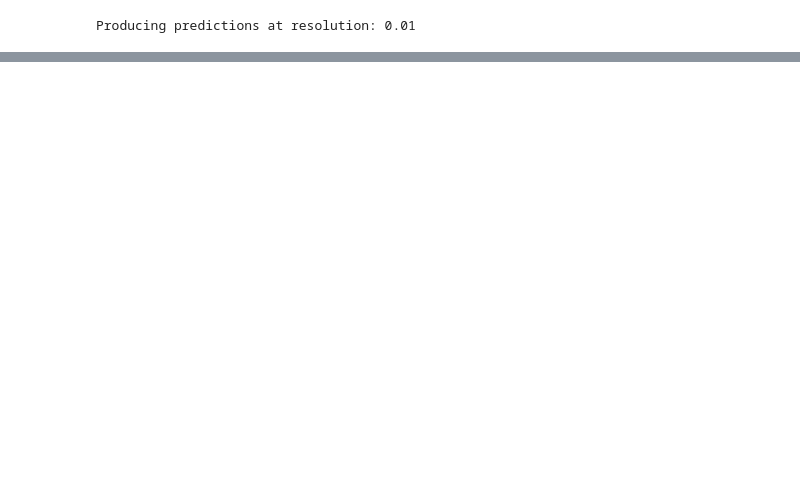
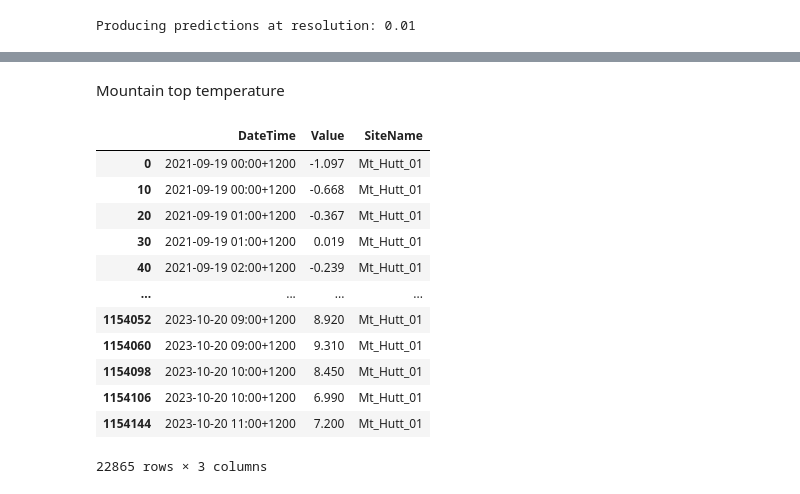
Before and after one commit to oriordanemily/deepsensorNZ, a Jupyter notebook: experiments/deepsensor/emily_dev_local/validation.ipynb, the cells around one changed output, grey strips where cells are left out. Saved outputs shown, nothing was run; the diff lists cells and outputs as text; code cells hidden in the pictures; blank space fills up the shorter version.

```diff
--- a/experiments/deepsensor/emily_dev_local/validation.ipynb
+++ b/experiments/deepsensor/emily_dev_local/validation.ipynb
@@ -89,0 +265,26 @@ ax.set_ylim(ax.get_ylim()[::-1])
+# %% [markdown]
+Mountain top temperature
+# %%
+mtn_temp_filepath = '/mnt/temp/projects/DeepWeather/data_delete/NIWA_MountainTemperature_Data_20240415/MountainTemperatureSensorData_20240415.csv'
+mtn_temp_metadata_filepath = '/mnt/temp/projects/DeepWeather/data_delete/NIWA_MountainTemperature_Data_20240415/MountainTemperatureSensorMetaData_20240415.csv'
+
+mtn_temp = pd.read_csv(mtn_temp_filepath)
+mtn_temp_metadata = pd.read_csv(mtn_temp_metadata_filepath)
+# %%
+sitename = 'Mt_Hutt_01'
+site_data = mtn_temp[mtn_temp['SiteName'] == sitename]
+site_data
+# %% [output]
+|  | DateTime | Value | SiteName |
+| 0 | 2021-09-19 00:00+1200 | -1.097 | Mt_Hutt_01 |
+| 10 | 2021-09-19 00:00+1200 | -0.668 | Mt_Hutt_01 |
+| 20 | 2021-09-19 01:00+1200 | -0.367 | Mt_Hutt_01 |
+| 30 | 2021-09-19 01:00+1200 | 0.019 | Mt_Hutt_01 |
+| 40 | 2021-09-19 02:00+1200 | -0.239 | Mt_Hutt_01 |
+| ... | ... | ... | ... |
+| 1154052 | 2023-10-20 09:00+1200 | 8.920 | Mt_Hutt_01 |
+| 1154060 | 2023-10-20 09:00+1200 | 9.310 | Mt_Hutt_01 |
+| 1154098 | 2023-10-20 10:00+1200 | 8.450 | Mt_Hutt_01 |
+| 1154106 | 2023-10-20 10:00+1200 | 6.990 | Mt_Hutt_01 |
+| 1154144 | 2023-10-20 11:00+1200 | 7.200 | Mt_Hutt_01 |
+22865 rows × 3 columns
```
Also changed, not shown: parts of 17 cells of this notebook, 3 other files.
